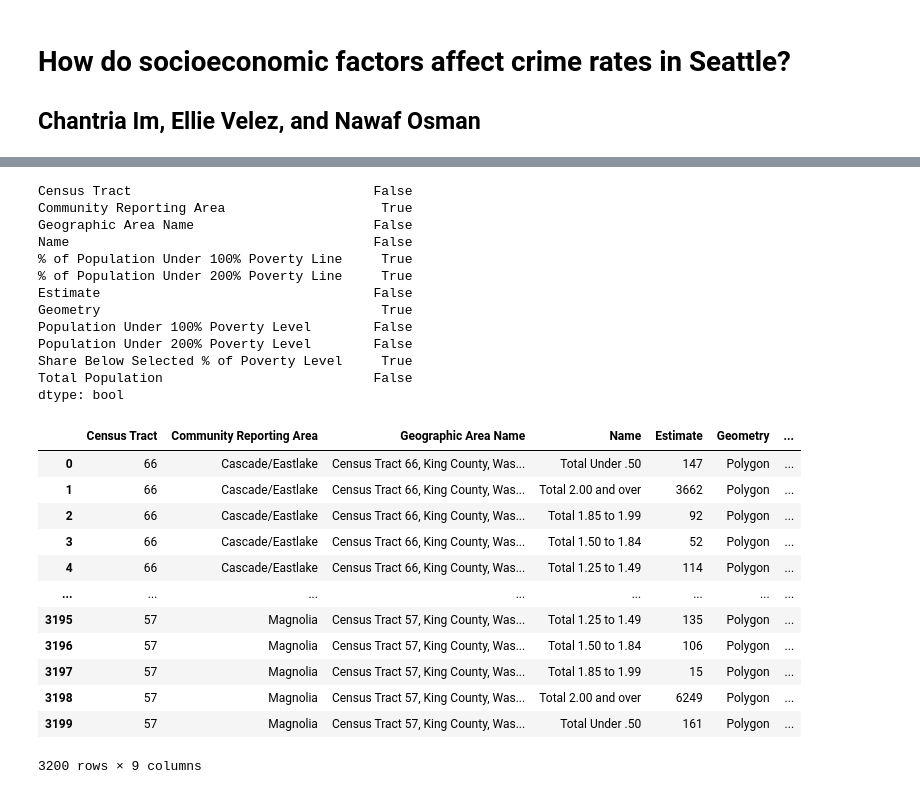
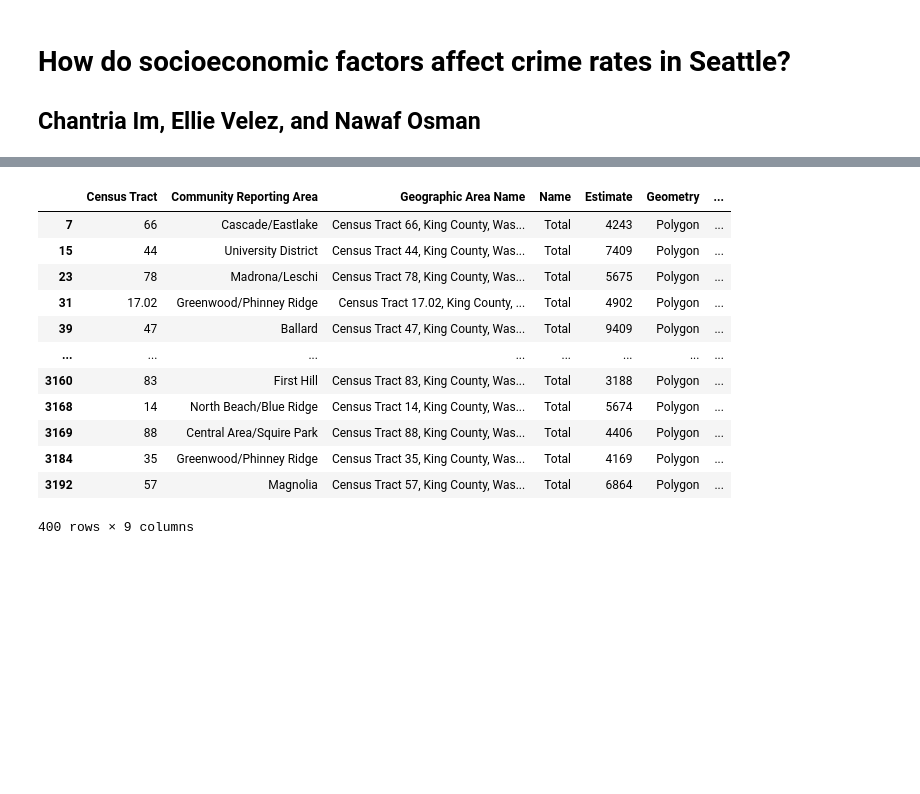
Before and after one commit to nawafeo/CSE163-Project, a Jupyter notebook: ses_crime.ipynb, the cells around one changed output, grey strips where cells are left out. Drawn from its saved outputs; the diff is of its cells as text; code cells hidden in the pictures; blank space fills up the shorter version.

Commit message:
Augmented poverty dataset

```diff
--- a/ses_crime.ipynb
+++ b/ses_crime.ipynb
@@ -17,7 +18,8 @@ import time
 # %%
 # Load datasets
 crime_df = pd.read_csv('./data/SPD_Crime_Data__2008-Present_20240226.csv')
-poverty_df = pd.read_csv('./data/Poverty_and_Near_Poverty_Map_Full_Data_data.csv', converters={'Census Tract': str.strip})
+poverty_df = pd.read_csv('./data/Poverty_and_Near_Poverty_Map_Full_Data_data.csv',
+                         converters={'Census Tract': str.strip})
 income_df = pd.read_csv('./data/ACSST5Y2018.S1903-Data.csv')
 # %%
 # Remove rows with missing Longitude and Latitude values
@@ -49,4 +56,6 @@ crime_df.to_csv('./data/crime.csv')
 # %%
+pd.set_option('display.max_colwidth', None)
+
 # Cache the dataframe
 # %store crime_df
 # Reload the dataframe from cache rather than recomputing (5+ hours)
@@ -70,42 +78,39 @@ no stored variable or alias crime_df
 # %%
-# Clean poverty_df
+# Drop empty columns
+poverty_df = poverty_df.drop(['% of Population Under 100% Poverty Line', '% of Population Under 200% Poverty Line',
+                              'Share Below Selected % of Poverty Level'], axis=1)
 
-# Check for empty values
-empty_values = poverty_df.isnull()
-print(poverty_df.isnull().any())
+# Group data by census tract and calculate total poverty population for levels
+poverty_by_tract = poverty_df[poverty_df['Name'] != 'Total'].groupby('Census Tract').agg(
+    {'Population Under 100% Poverty Level': 'sum', 'Population Under 200% Poverty Level': 'sum'})
 
-# Remove columns "% Population Under 100% Poverly Line" and "% Population under 200% Poverty Line"
-poverty_df = poverty_df.drop(["% of Population Under 100% Poverty Line", "% of Population Under 200% Poverty Line",
-                              "Share Below Selected % of Poverty Level"], axis=1)
+# For each census tract fill designated 'Total' row with total poverty populations for levels
+poverty_df.loc[
+    poverty_df['Name'] == 'Total',
+    'Population Under 100% Poverty Level'] = poverty_df.loc[
+    poverty_df['Name'] == 'Total', 'Census Tract'].map(poverty_by_tract['Population Under 100% Poverty Level']).values
+poverty_df.loc[
+    poverty_df['Name'] == 'Total',
+    'Population Under 200% Poverty Level'] = poverty_df.loc[
+    poverty_df['Name'] == 'Total', 'Census Tract'].map(poverty_by_tract['Population Under 200% Poverty Level']).values
 
+# Filter for only designated 'Total' rows
+poverty_df = poverty_df[poverty_df['Name'] == 'Total']
 poverty_df
 # %% [output]
+|  | Census Tract | Community Reporting Area | Geographic Area Name | Name | Estimate | Geometry | ... |
+| 7 | 66 | Cascade/Eastlake | Census Tract 66, King County, Was... | Total | 4243 | Polygon | ... |
+| 15 | 44 | University District | Census Tract 44, King County, Was... | Total | 7409 | Polygon | ... |
+| 23 | 78 | Madrona/Leschi | Census Tract 78, King County, Was... | Total | 5675 | Polygon | ... |
+| 31 | 17.02 | Greenwood/Phinney Ridge | Census Tract 17.02, King County, ... | Total | 4902 | Polygon | ... |
+| 39 | 47 | Ballard | Census Tract 47, King County, Was... | Total | 9409 | Polygon | ... |
+| ... | ... | ... | ... | ... | ... | ... | ... |
+| 3160 | 83 | First Hill | Census Tract 83, King County, Was... | Total | 3188 | Polygon | ... |
+| 3168 | 14 | North Beach/Blue Ridge | Census Tract 14, King County, Was... | Total | 5674 | Polygon | ... |
+| 3169 | 88 | Central Area/Squire Park | Census Tract 88, King County, Was... | Total | 4406 | Polygon | ... |
+| 3184 | 35 | Greenwood/Phinney Ridge | Census Tract 35, King County, Was... | Total | 4169 | Polygon | ... |
+| 3192 | 57 | Magnolia | Census Tract 57, King County, Was... | Total | 6864 | Polygon | ... |
-Census Tract                               False
-Community Reporting Area                    True
-Geographic Area Name                       False
-Name                                       False
-% of Population Under 100% Poverty Line     True
-% of Population Under 200% Poverty Line     True
-Estimate                                   False
-Geometry                                    True
-Population Under 100% Poverty Level        False
-Population Under 200% Poverty Level        False
-Share Below Selected % of Poverty Level     True
-Total Population                           False
-dtype: bool
+400 rows × 9 columns
-|  | Census Tract | Community Reporting Area | Geographic Area Name | Name | Estimate | Geometry | ... |
-| 0 | 66 | Cascade/Eastlake | Census Tract 66, King County, Was... | Total Under .50 | 147 | Polygon | ... |
-| 1 | 66 | Cascade/Eastlake | Census Tract 66, King County, Was... | Total 2.00 and over | 3662 | Polygon | ... |
-| 2 | 66 | Cascade/Eastlake | Census Tract 66, King County, Was... | Total 1.85 to 1.99 | 92 | Polygon | ... |
-| 3 | 66 | Cascade/Eastlake | Census Tract 66, King County, Was... | Total 1.50 to 1.84 | 52 | Polygon | ... |
-| 4 | 66 | Cascade/Eastlake | Census Tract 66, King County, Was... | Total 1.25 to 1.49 | 114 | Polygon | ... |
-| ... | ... | ... | ... | ... | ... | ... | ... |
-| 3195 | 57 | Magnolia | Census Tract 57, King County, Was... | Total 1.25 to 1.49 | 135 | Polygon | ... |
-| 3196 | 57 | Magnolia | Census Tract 57, King County, Was... | Total 1.50 to 1.84 | 106 | Polygon | ... |
-| 3197 | 57 | Magnolia | Census Tract 57, King County, Was... | Total 1.85 to 1.99 | 15 | Polygon | ... |
-| 3198 | 57 | Magnolia | Census Tract 57, King County, Was... | Total 2.00 and over | 6249 | Polygon | ... |
-| 3199 | 57 | Magnolia | Census Tract 57, King County, Was... | Total Under .50 | 161 | Polygon | ... |
-3200 rows × 9 columns
 # %%
 # Clean income_df
 
```
Also changed, not shown: parts of 6 cells of this notebook.
